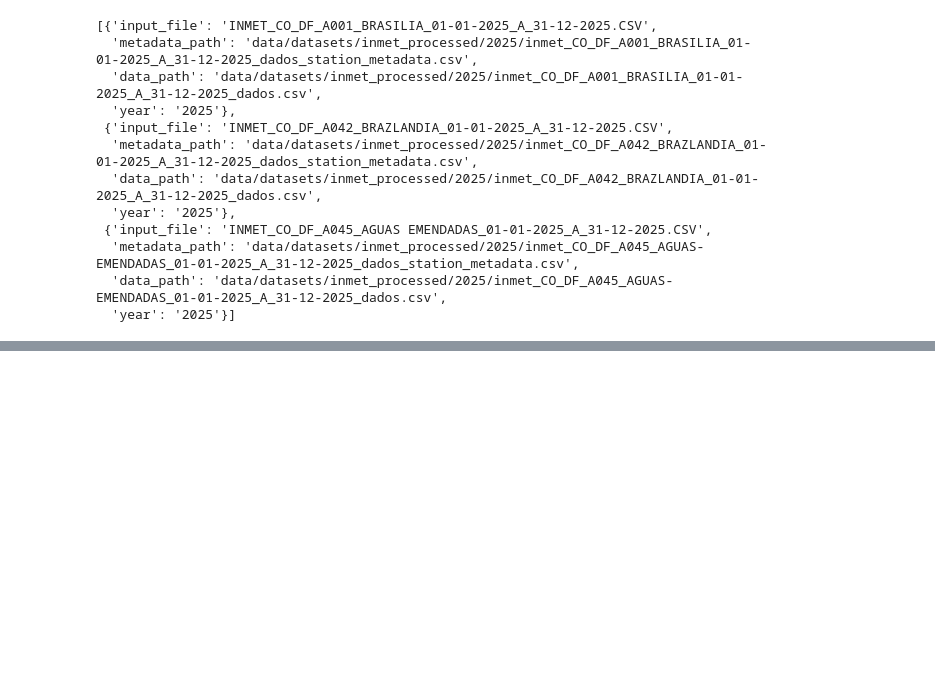
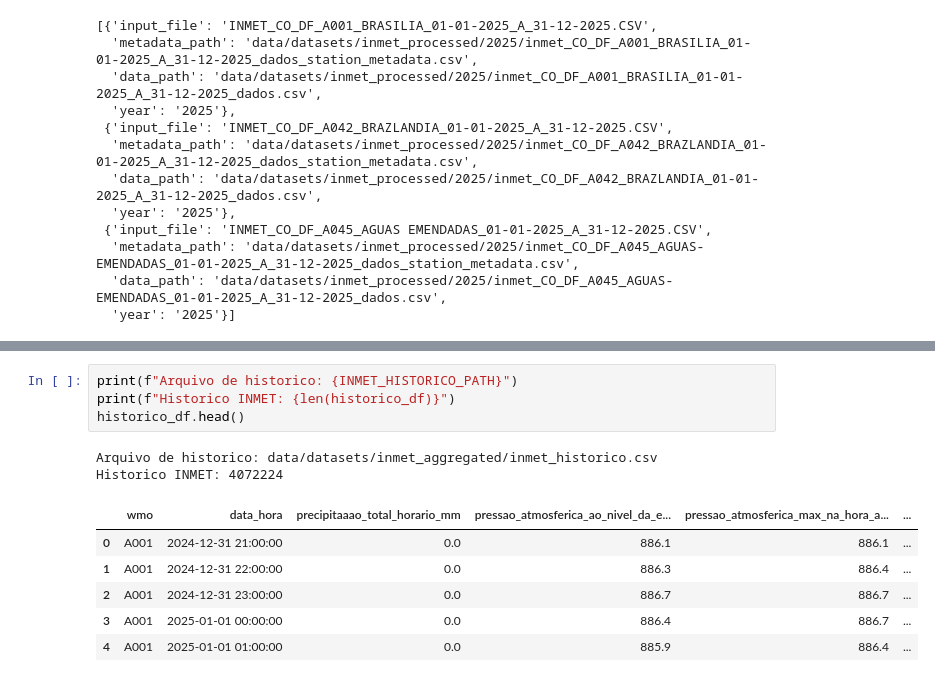
Before and after one commit to afmireski/trabalho_final_ciencia_de_dados, a Jupyter notebook: trabalho_final_afmireski.ipynb, the cells around one changed output, grey strips where cells are left out. Drawn from its saved outputs; the diff is of its cells as text; blank space fills up the shorter version.

Commit message:
feat(inmet): Implement inmet data preprocessing

```diff
--- a/trabalho_final_afmireski.ipynb
+++ b/trabalho_final_afmireski.ipynb
@@ -713,0 +993,13 @@ Arquivo salvo em: data/datasets/inmet_aggregated/estacoes.csv
+# %%
+print(f"Arquivo de historico: {INMET_HISTORICO_PATH}")
+print(f"Historico INMET: {len(historico_df)}")
+historico_df.head()
+# %% [output]
+Arquivo de historico: data/datasets/inmet_aggregated/inmet_historico.csv
+Historico INMET: 4072224
+|  | wmo | data_hora | precipitaaao_total_horario_mm | pressao_atmosferica_ao_nivel_da_e... | pressao_atmosferica_max_na_hora_a... | ... |
+| 0 | A001 | 2024-12-31 21:00:00 | 0.0 | 886.1 | 886.1 | ... |
+| 1 | A001 | 2024-12-31 22:00:00 | 0.0 | 886.3 | 886.4 | ... |
+| 2 | A001 | 2024-12-31 23:00:00 | 0.0 | 886.7 | 886.7 | ... |
+| 3 | A001 | 2025-01-01 00:00:00 | 0.0 | 886.4 | 886.7 | ... |
+| 4 | A001 | 2025-01-01 01:00:00 | 0.0 | 885.9 | 886.4 | ... |
```
Also changed, not shown: parts of 3 cells of this notebook, 1 other file.
